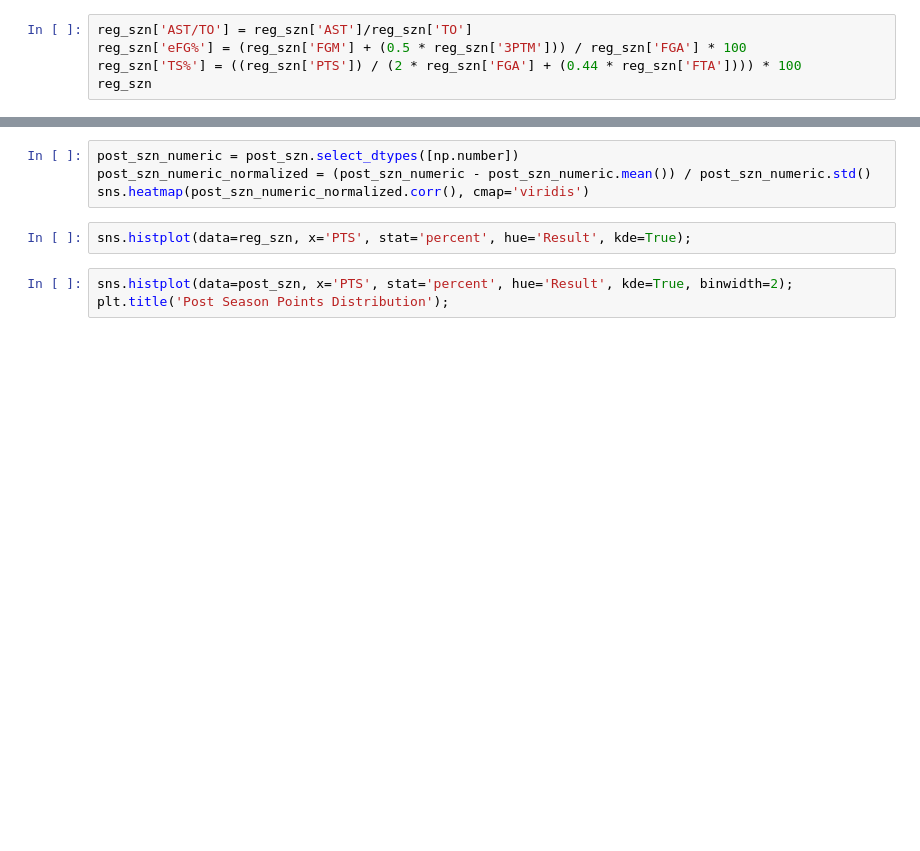
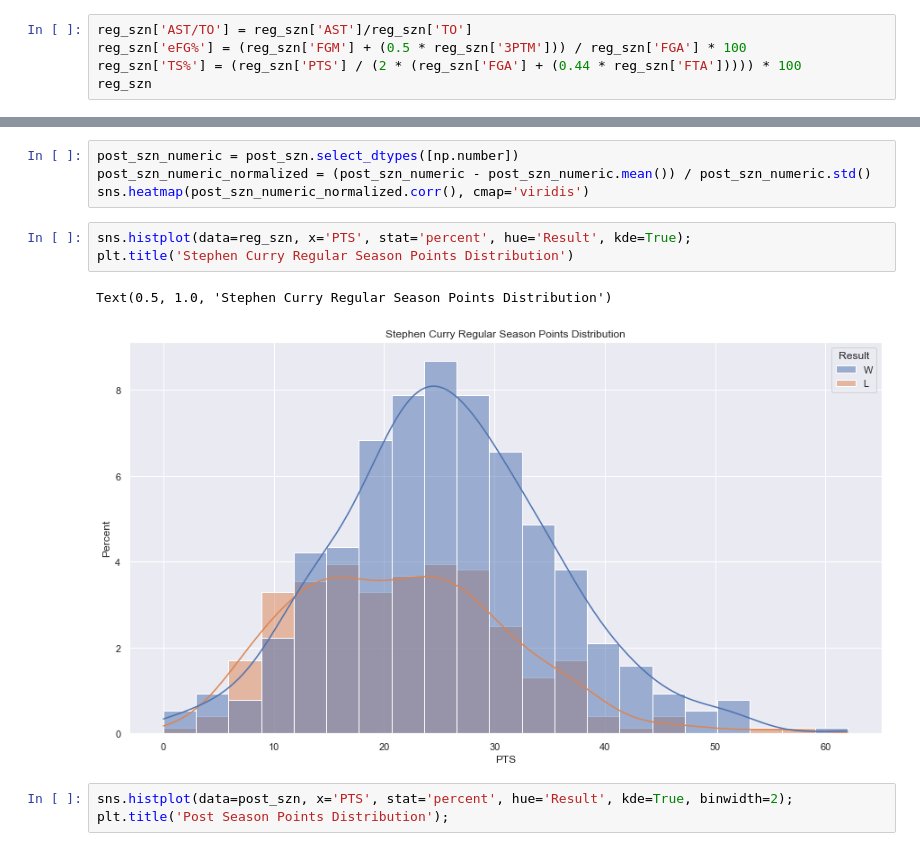
Before and after one commit to sidmurthy/stephstuff, a Jupyter notebook: src/stephplayground.ipynb, the cells around one changed output, grey strips where cells are left out. Cells and saved outputs as stored; diff of their text form; blank space fills up the shorter version.

Commit message:
added some graphs for TS and eFG

```diff
--- a/src/stephplayground.ipynb
+++ b/src/stephplayground.ipynb
@@ -23,7 +37,7 @@ Index(['Season_year', 'Season_div', 'Date', 'OPP', 'Result', 'T Score',
 # %%
 reg_szn['AST/TO'] = reg_szn['AST']/reg_szn['TO']
 reg_szn['eFG%'] = (reg_szn['FGM'] + (0.5 * reg_szn['3PTM'])) / reg_szn['FGA'] * 100
-reg_szn['TS%'] = ((reg_szn['PTS']) / (2 * reg_szn['FGA'] + (0.44 * reg_szn['FTA']))) * 100
+reg_szn['TS%'] = (reg_szn['PTS'] / (2 * (reg_szn['FGA'] + (0.44 * reg_szn['FTA'])))) * 100
 reg_szn
 # %% [output]
 |  | Season_year | Season_div | Date | OPP | Result | T Score | O Score | MIN | FG | FGM | ... |
@@ -73,6 +89,10 @@ post_szn_numeric_normalized = (post_szn_numeric - post_szn_numeric.mean()) / pos
 sns.heatmap(post_szn_numeric_normalized.corr(), cmap='viridis')
 # %%
 sns.histplot(data=reg_szn, x='PTS', stat='percent', hue='Result', kde=True);
+plt.title('Stephen Curry Regular Season Points Distribution')
+# %% [output]
+Text(0.5, 1.0, 'Stephen Curry Regular Season Points Distribution')
+[figure, added]
 # %%
 sns.histplot(data=post_szn, x='PTS', stat='percent', hue='Result', kde=True, binwidth=2);
 plt.title('Post Season Points Distribution');
```
Also changed, not shown: parts of 6 cells of this notebook.
